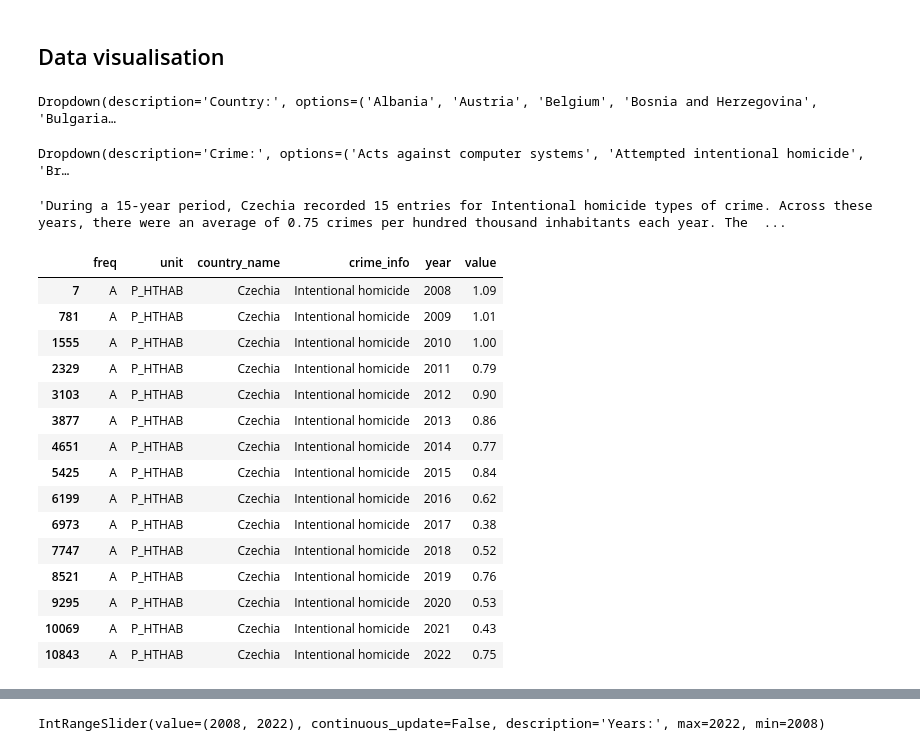
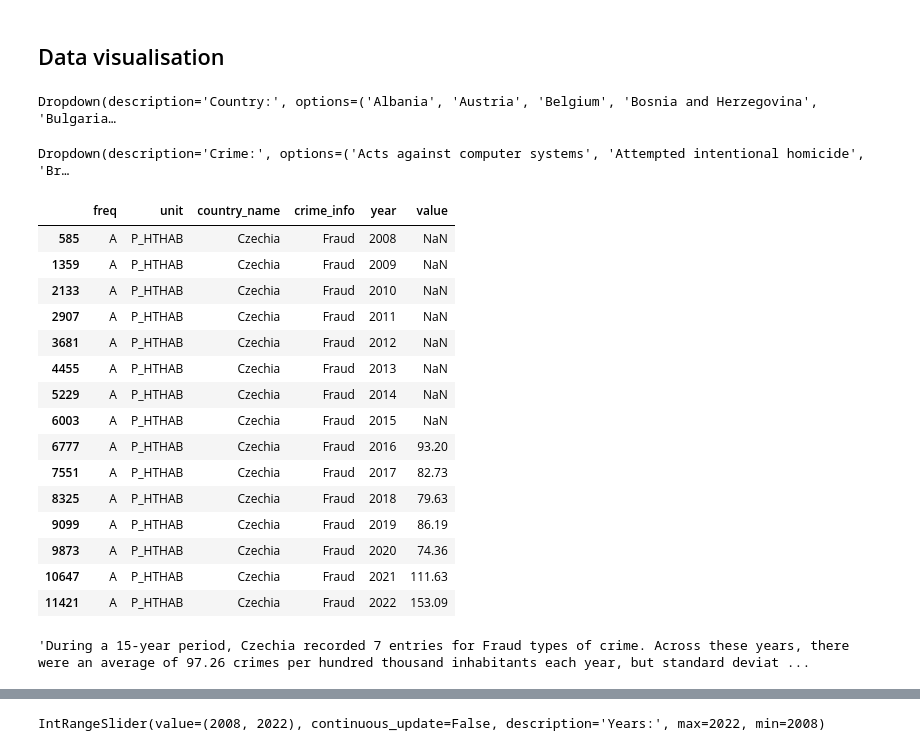
Before and after one commit to klbek/Analysis-of-Crime-in-the-EU, a Jupyter notebook: test_dat_zkouska2.ipynb, the cells around one changed output, grey strips where cells are left out. Saved outputs shown, nothing was run; the diff lists cells and outputs as text; code cells hidden in the pictures.

Commit message:
predelani hlavni info funkce

```diff
--- a/test_dat_zkouska2.ipynb
+++ b/test_dat_zkouska2.ipynb
@@ -77,36 +82,30 @@ crime = widgets.Dropdown(
     description='Crime:',
     disabled=False,
     )
+display(country)
+display(crime)
+# %% [output]
+Dropdown(description='Country:', options=('Albania', 'Austria', 'Belgium', 'Bosnia and Herzegovina', 'Bulgaria…
+Dropdown(description='Crime:', options=('Acts against computer systems', 'Attempted intentional homicide', 'Br…
-# %%
-display(country)
-display(crime)
-# %% [output]
-Dropdown(description='Country:', options=('Albania', 'Austria', 'Belgium', 'Bosnia and Herzegovina', 'Bulgaria…
-Dropdown(description='Crime:', options=('Acts against computer systems', 'Attempted intentional homicide', 'Br…
-# %%
-filtered_data, filtered_data_min_year, filtered_data_max_year = get_filtered_data(unpivot_data, country.value, crime.value)
-get_basic_filtered_info(filtered_data, country.value, crime.value)
-# %% [output]
-'During a 15-year period, Czechia recorded 15 entries for Intentional homicide types of crime. Across these years, there were an average of 0.75 crimes per hundred thousand inhabitants each year. The  ...
-# %%
-filtered_data.describe()
-filtered_data['year'].count()
-filtered_data['value'].mean()
-filtered_data
-# %% [output]
-|  | freq | unit | country_name | crime_info | year | value |
-| 7 | A | P_HTHAB | Czechia | Intentional homicide | 2008 | 1.09 |
-| 781 | A | P_HTHAB | Czechia | Intentional homicide | 2009 | 1.01 |
-| 1555 | A | P_HTHAB | Czechia | Intentional homicide | 2010 | 1.00 |
-| 2329 | A | P_HTHAB | Czechia | Intentional homicide | 2011 | 0.79 |
-| 3103 | A | P_HTHAB | Czechia | Intentional homicide | 2012 | 0.90 |
-| 3877 | A | P_HTHAB | Czechia | Intentional homicide | 2013 | 0.86 |
-| 4651 | A | P_HTHAB | Czechia | Intentional homicide | 2014 | 0.77 |
-| 5425 | A | P_HTHAB | Czechia | Intentional homicide | 2015 | 0.84 |
-| 6199 | A | P_HTHAB | Czechia | Intentional homicide | 2016 | 0.62 |
-| 6973 | A | P_HTHAB | Czechia | Intentional homicide | 2017 | 0.38 |
-| 7747 | A | P_HTHAB | Czechia | Intentional homicide | 2018 | 0.52 |
-| 8521 | A | P_HTHAB | Czechia | Intentional homicide | 2019 | 0.76 |
-| 9295 | A | P_HTHAB | Czechia | Intentional homicide | 2020 | 0.53 |
-| 10069 | A | P_HTHAB | Czechia | Intentional homicide | 2021 | 0.43 |
-| 10843 | A | P_HTHAB | Czechia | Intentional homicide | 2022 | 0.75 |
+# %%
+select_country = country.value
+select_crime = crime.value
+
+unpivot_data[(unpivot_data['country_name'] == select_country) & (unpivot_data['crime_info'] == select_crime)]
+# %% [output]
+|  | freq | unit | country_name | crime_info | year | value |
+| 585 | A | P_HTHAB | Czechia | Fraud | 2008 | NaN |
+| 1359 | A | P_HTHAB | Czechia | Fraud | 2009 | NaN |
+| 2133 | A | P_HTHAB | Czechia | Fraud | 2010 | NaN |
+| 2907 | A | P_HTHAB | Czechia | Fraud | 2011 | NaN |
+| 3681 | A | P_HTHAB | Czechia | Fraud | 2012 | NaN |
+| 4455 | A | P_HTHAB | Czechia | Fraud | 2013 | NaN |
+| 5229 | A | P_HTHAB | Czechia | Fraud | 2014 | NaN |
+| 6003 | A | P_HTHAB | Czechia | Fraud | 2015 | NaN |
+| 6777 | A | P_HTHAB | Czechia | Fraud | 2016 | 93.20 |
+| 7551 | A | P_HTHAB | Czechia | Fraud | 2017 | 82.73 |
+| 8325 | A | P_HTHAB | Czechia | Fraud | 2018 | 79.63 |
+| 9099 | A | P_HTHAB | Czechia | Fraud | 2019 | 86.19 |
+| 9873 | A | P_HTHAB | Czechia | Fraud | 2020 | 74.36 |
+| 10647 | A | P_HTHAB | Czechia | Fraud | 2021 | 111.63 |
+| 11421 | A | P_HTHAB | Czechia | Fraud | 2022 | 153.09 |
@@ -112,0 +153,5 @@ filtered_data
+# %%
+info, filtered_data, min_range_year, max_range_year = get_info_country_crime(unpivot_data, select_country, select_crime)
+info
+# %% [output]
+'During a 15-year period, Czechia recorded 7 entries for Fraud types of crime. Across these years, there were an average of 97.26 crimes per hundred thousand inhabitants each year, but standard deviat ...
```
Also changed, not shown: parts of 12 cells of this notebook.
